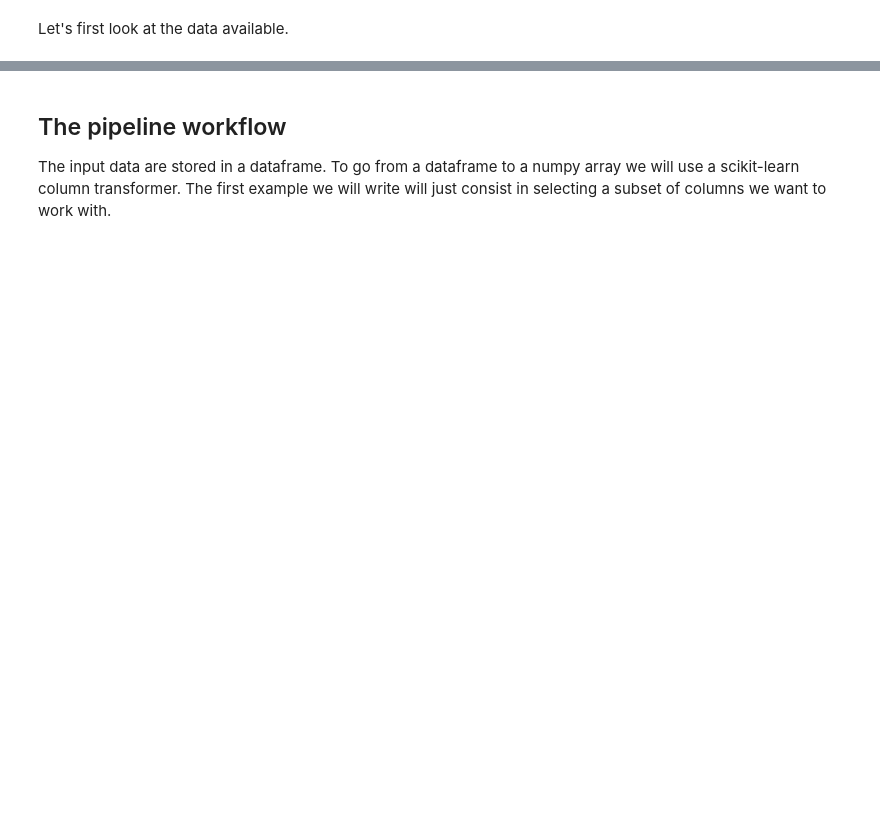
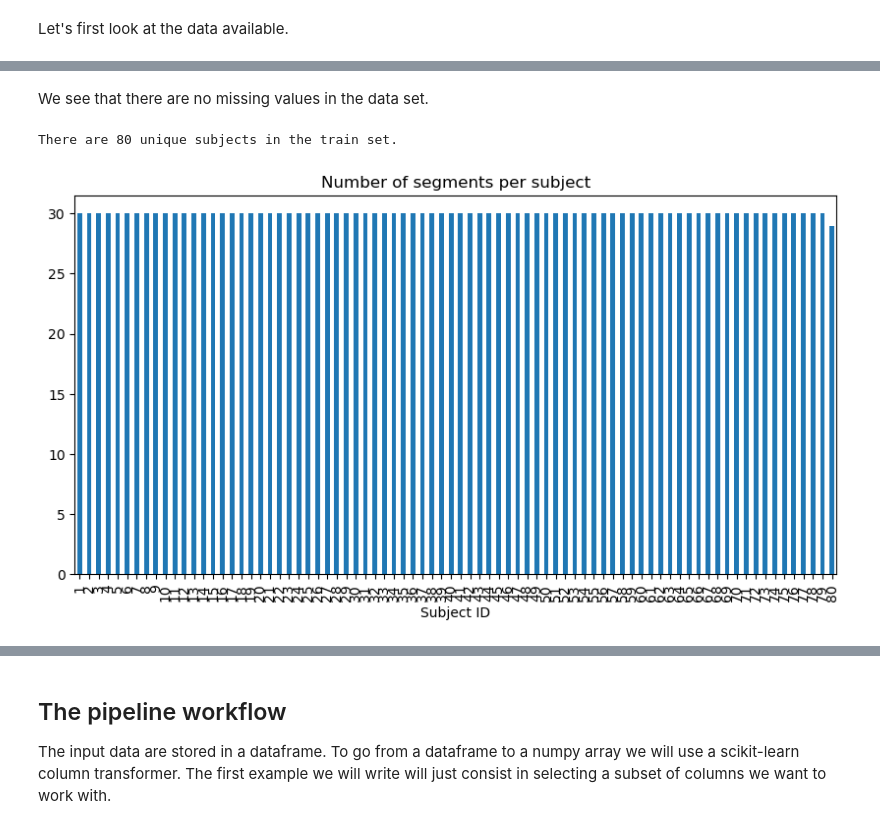
Before and after one commit to mittenover/Data_camp_final, a Jupyter notebook: stress_estimation_starting_kit.ipynb, the cells around one changed output, grey strips where cells are left out. Drawn from its saved outputs; the diff is of its cells as text; code cells hidden in the pictures; blank space fills up the shorter version.

```diff
--- a/stress_estimation_starting_kit.ipynb
+++ b/stress_estimation_starting_kit.ipynb
@@ -68,0 +99,14 @@ X_df
+# %% [markdown]
+We see that there are no missing values in the data set.
+# %%
+print(
+    f"There are {X_df['participant_id'].nunique()} unique subjects in the train set."
+)
+plt.figure(figsize=(10, 5))
+X_df['participant_id'].value_counts().sort_index().plot(kind='bar')
+plt.xlabel('Subject ID')
+plt.title('Number of segments per subject')
+plt.show()
+# %% [output]
+There are 80 unique subjects in the train set.
+[figure, added]
```
Also changed, not shown: parts of 36 cells of this notebook, 7 other files.
